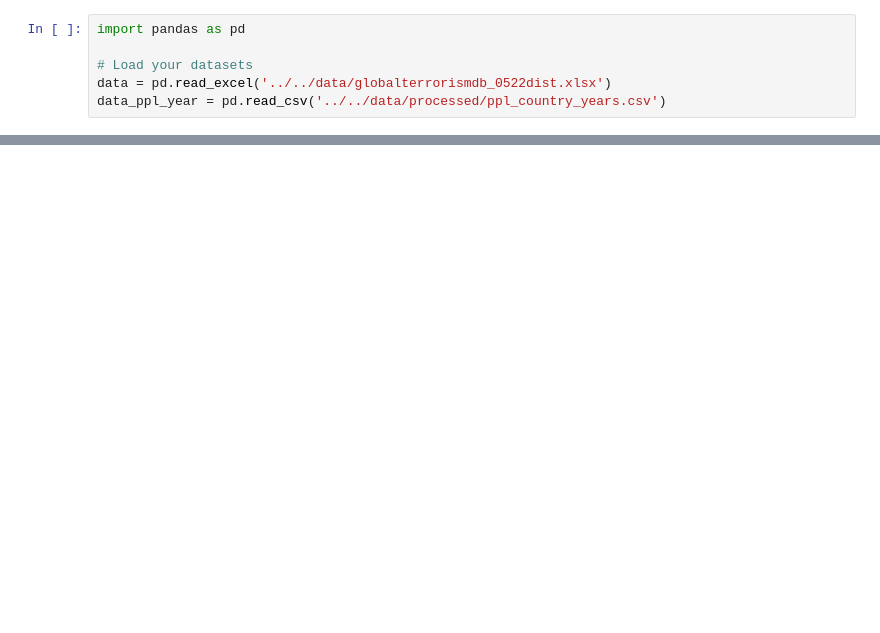
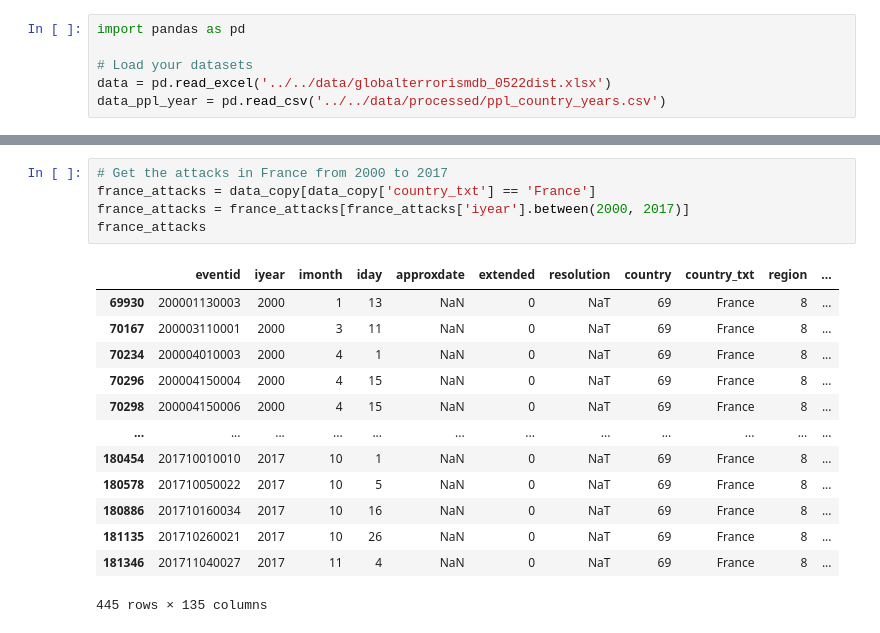
Before and after one commit to ekomlenovic/SecurityDataset, a Jupyter notebook: data_processing/people_by_country/1_info_country.ipynb, the cells around one changed output, grey strips where cells are left out. Saved outputs shown, nothing was run; the diff lists cells and outputs as text; blank space fills up the shorter version.

Commit message:
looking for datas

```diff
--- a/data_processing/people_by_country/1_info_country.ipynb
+++ b/data_processing/people_by_country/1_info_country.ipynb
@@ -82,0 +114,19 @@ Number of unique countries in data after correction: 21
+# %%
+# Get the attacks in France from 2000 to 2017
+france_attacks = data_copy[data_copy['country_txt'] == 'France']
+france_attacks = france_attacks[france_attacks['iyear'].between(2000, 2017)]
+france_attacks
+# %% [output]
+|  | eventid | iyear | imonth | iday | approxdate | extended | resolution | country | country_txt | region | ... |
+| 69930 | 200001130003 | 2000 | 1 | 13 | NaN | 0 | NaT | 69 | France | 8 | ... |
+| 70167 | 200003110001 | 2000 | 3 | 11 | NaN | 0 | NaT | 69 | France | 8 | ... |
+| 70234 | 200004010003 | 2000 | 4 | 1 | NaN | 0 | NaT | 69 | France | 8 | ... |
+| 70296 | 200004150004 | 2000 | 4 | 15 | NaN | 0 | NaT | 69 | France | 8 | ... |
+| 70298 | 200004150006 | 2000 | 4 | 15 | NaN | 0 | NaT | 69 | France | 8 | ... |
+| ... | ... | ... | ... | ... | ... | ... | ... | ... | ... | ... | ... |
+| 180454 | 201710010010 | 2017 | 10 | 1 | NaN | 0 | NaT | 69 | France | 8 | ... |
+| 180578 | 201710050022 | 2017 | 10 | 5 | NaN | 0 | NaT | 69 | France | 8 | ... |
+| 180886 | 201710160034 | 2017 | 10 | 16 | NaN | 0 | NaT | 69 | France | 8 | ... |
+| 181135 | 201710260021 | 2017 | 10 | 26 | NaN | 0 | NaT | 69 | France | 8 | ... |
+| 181346 | 201711040027 | 2017 | 11 | 4 | NaN | 0 | NaT | 69 | France | 8 | ... |
+445 rows × 135 columns
```
Also changed, not shown: parts of 12 cells of this notebook.
